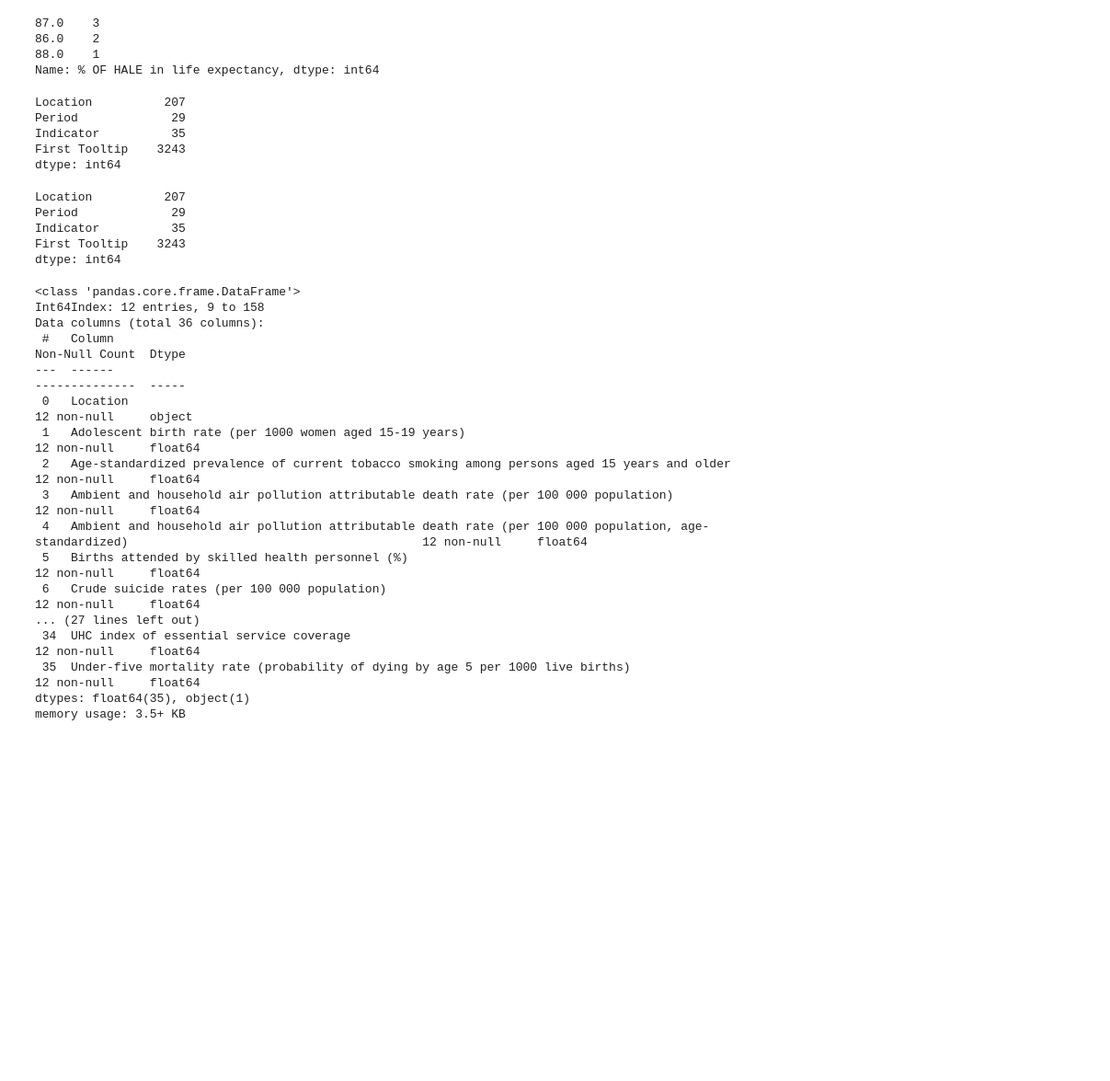
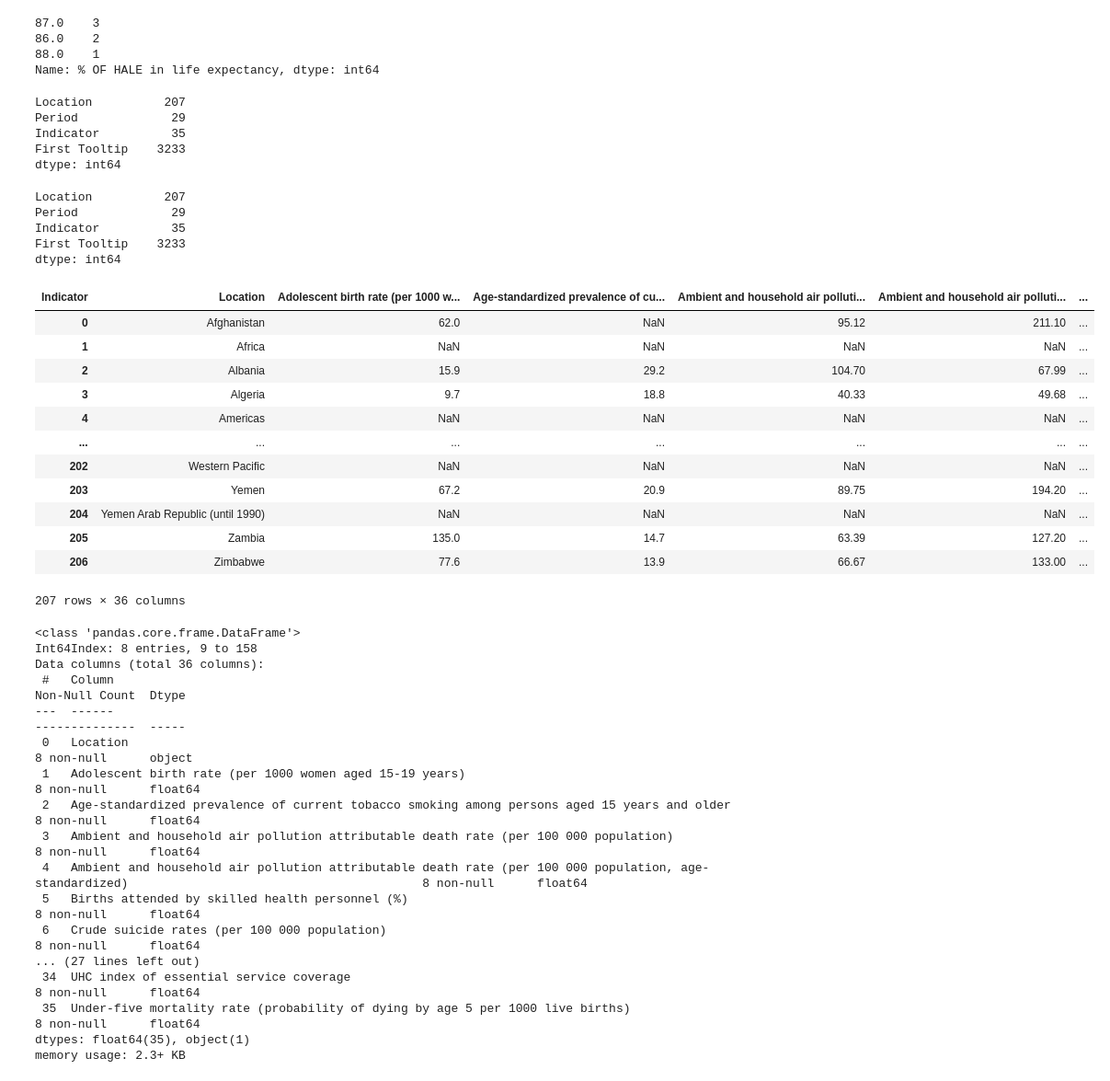
Before and after one commit to IE2020term2TeamE/Group_assigment2_DV, a Jupyter notebook: PCA_Preparation-Copy1.ipynb, the cells around one changed output. Shown at 92% size. Cells and saved outputs as stored; diff of their text form; code cells hidden in the pictures; blank space fills up the shorter version.

```diff
--- a/PCA_Preparation-Copy1.ipynb
+++ b/PCA_Preparation-Copy1.ipynb
@@ -30,0 +57,9 @@ Name: Dim1, dtype: int64
+# %%
+ds =ds[ds.Dim2 != 'Urban']
+ds =ds[ds.Dim2 != 'Rural']
+ds =ds[ds.Dim2 != 'Chronic obstructive pulmonary disease']
+ds =ds[ds.Dim2 != 'Ischaemic heart disease']
+
+ds =ds[ds.Dim2 != 'Stroke']
+ds =ds[ds.Dim2 != 'Trachea, bronchus, lung cancers']
+ds =ds[ds.Dim2 != 'Lower respiratory infections']
@@ -273,7 +322,7 @@ ds3.nunique()
 Location          207
 Period             29
 Indicator          35
-First Tooltip    3243
+First Tooltip    3233
 dtype: int64
 # %%
 ds4 = ds3.dropna(how='any')
@@ -283,31 +332,46 @@ ds4.nunique()
 Location          207
 Period             29
 Indicator          35
-First Tooltip    3243
+First Tooltip    3233
 dtype: int64
 # %%
 ds5 = ds4.pivot_table(columns='Indicator', index='Location', values='First Tooltip').reset_index()
+ds5
+# %% [output]
+| Indicator | Location | Adolescent birth rate (per 1000 w... | Age-standardized prevalence of cu... | Ambient and household air polluti... | Ambient and household air polluti... | ... |
+| 0 | Afghanistan | 62.0 | NaN | 95.12 | 211.10 | ... |
+| 1 | Africa | NaN | NaN | NaN | NaN | ... |
+| 2 | Albania | 15.9 | 29.2 | 104.70 | 67.99 | ... |
+| 3 | Algeria | 9.7 | 18.8 | 40.33 | 49.68 | ... |
+| 4 | Americas | NaN | NaN | NaN | NaN | ... |
+| ... | ... | ... | ... | ... | ... | ... |
+| 202 | Western Pacific | NaN | NaN | NaN | NaN | ... |
+| 203 | Yemen | 67.2 | 20.9 | 89.75 | 194.20 | ... |
+| 204 | Yemen Arab Republic (until 1990) | NaN | NaN | NaN | NaN | ... |
+| 205 | Zambia | 135.0 | 14.7 | 63.39 | 127.20 | ... |
+| 206 | Zimbabwe | 77.6 | 13.9 | 66.67 | 133.00 | ... |
+207 rows × 36 columns
 # %%
 ds6 = ds5.dropna(axis = 0, how='any')
 
 ds6.info()
 # %% [output]
 <class 'pandas.core.frame.DataFrame'>
-Int64Index: 12 entries, 9 to 158
+Int64Index: 8 entries, 9 to 158
 Data columns (total 36 columns):
  #   Column                                                                                                                                         Non-Null Count  Dtype
 ---  ------                                                                                                                                         --------------  -----
- 0   Location                                                                                                                                       12 non-null     object
- 1   Adolescent birth rate (per 1000 women aged 15-19 years)                                                                                        12 non-null     float64
- 2   Age-standardized prevalence of current tobacco smoking among persons aged 15 years and older                                                   12 non-null     float64
- 3   Ambient and household air pollution attributable death rate (per 100 000 population)                                                           12 non-null     float64
- 4   Ambient and household air pollution attributable death rate (per 100 000 population, age-standardized)                                         12 non-null     float64
- 5   Births attended by skilled health personnel (%)                                                                                                12 non-null     float64
- 6   Crude suicide rates (per 100 000 population)                                                                                                   12 non-null     float64
+ 0   Location                                                                                                                                       8 non-null      object
+ 1   Adolescent birth rate (per 1000 women aged 15-19 years)                                                                                        8 non-null      float64
+ 2   Age-standardized prevalence of current tobacco smoking among persons aged 15 years and older                                                   8 non-null      float64
+ 3   Ambient and household air pollution attributable death rate (per 100 000 population)                                                           8 non-null      float64
+ 4   Ambient and household air pollution attributable death rate (per 100 000 population, age-standardized)                                         8 non-null      float64
+ 5   Births attended by skilled health personnel (%)                                                                                                8 non-null      float64
+ 6   Crude suicide rates (per 100 000 population)                                                                                                   8 non-null      float64
 ... (27 lines left out)
- 34  UHC index of essential service coverage                                                                                                        12 non-null     float64
- 35  Under-five mortality rate (probability of dying by age 5 per 1000 live births)                                                                 12 non-null     float64
+ 34  UHC index of essential service coverage                                                                                                        8 non-null      float64
+ 35  Under-five mortality rate (probability of dying by age 5 per 1000 live births)                                                                 8 non-null      float64
 dtypes: float64(35), object(1)
-memory usage: 3.5+ KB
+memory usage: 2.3+ KB
 # %%
 ds6.to_csv('WHO Data for PCA.csv', index=False)
```
Also changed, not shown: parts of 14 cells of this notebook, 3 other files.
